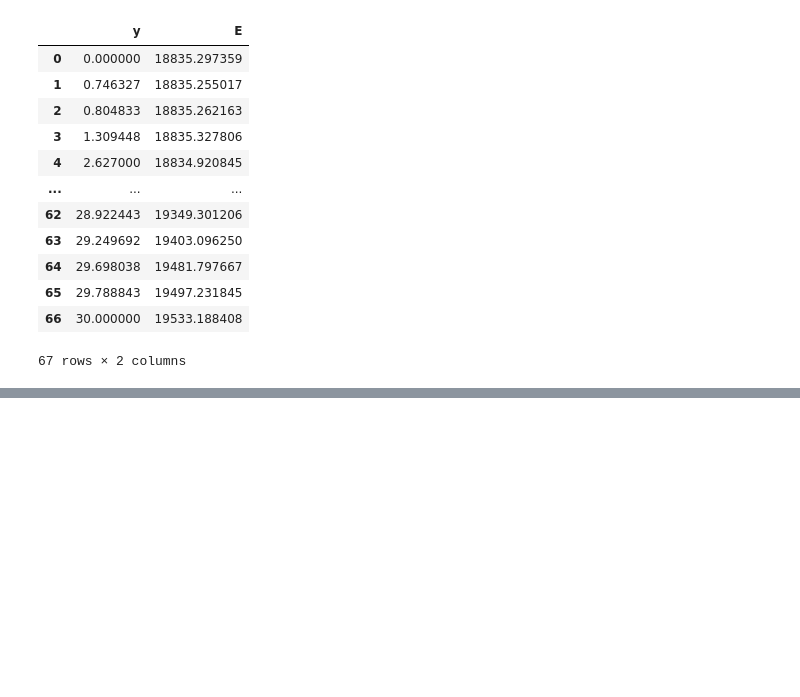
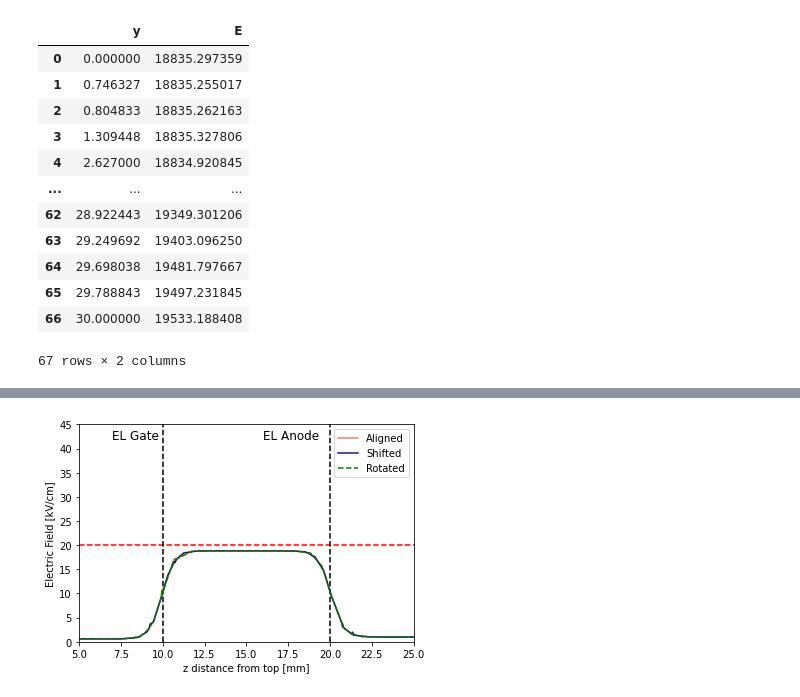
Before and after one commit to kvjmistry/GarfieldCode, a Jupyter notebook: Electroluminescence/notebooks/PlotElectricField.ipynb, the cells around one changed output, grey strips where cells are left out. Saved outputs shown, nothing was run; the diff lists cells and outputs as text; code cells hidden in the pictures; blank space fills up the shorter version.

```diff
--- a/Electroluminescence/notebooks/PlotElectricField.ipynb
+++ b/Electroluminescence/notebooks/PlotElectricField.ipynb
@@ -58,0 +92,21 @@ Text(0, 0.5, 'Electric Field [V/cm]')
+# %%
+plt.figure()
+
+plt.axhline(y = 20, color = 'r', linestyle = '--')
+plt.axvline(x = 10, color = 'k', linestyle = '--')
+plt.axvline(x = 20, color = 'k', linestyle = '--')
+plt.plot(Ez_align["z"], Ez_align["E"]/1e3, label = "Aligned", color = 'coral')
+
+# plt.plot(Ez_disk["z"], Ez_disk["E"], label = "Disk")
+plt.plot(Ez_rotated["z"], Ez_rotated["E"]/1e3, label = "Shifted", color = 'midnightblue')
+plt.plot(Ez_align["z"], Ez_align["E"]/1e3, label = "Rotated", linestyle = '--', color = 'green')
+plt.text(7, 42, 'EL Gate', fontsize=12, color='black')
+plt.text(16, 42, 'EL Anode', fontsize=12, color='black')
+plt.legend()
+plt.xlim(5, 25)
+plt.ylim(0, 45)
+plt.xlabel("z distance from top [mm]")
+plt.ylabel("Electric Field [kV/cm]")
+plt.savefig("../Plots/Zfield3.pdf",facecolor='w', transparent=False)
+# %% [output]
+[figure, added]
```
Also changed, not shown: parts of 5 cells of this notebook, 15 other files.
